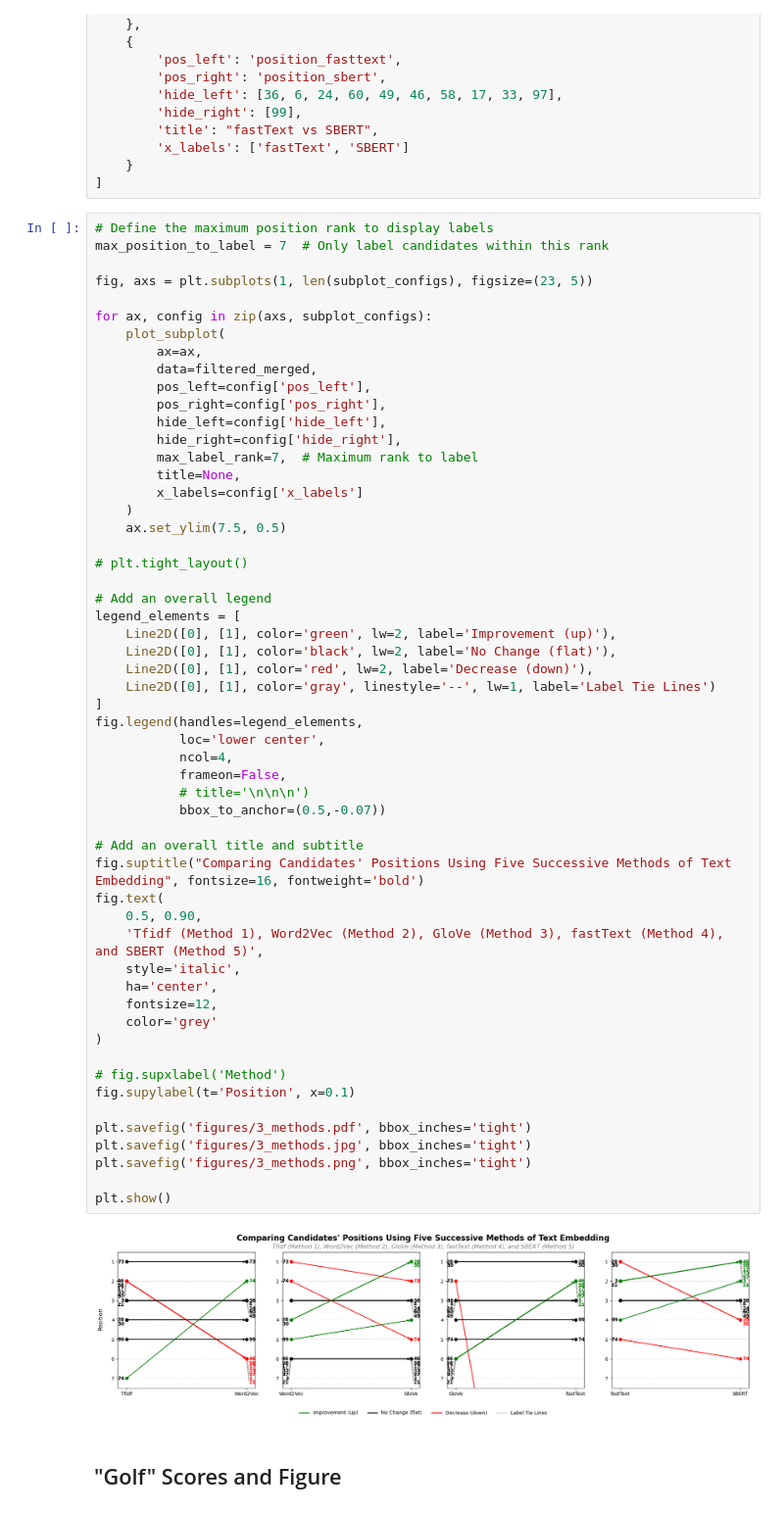
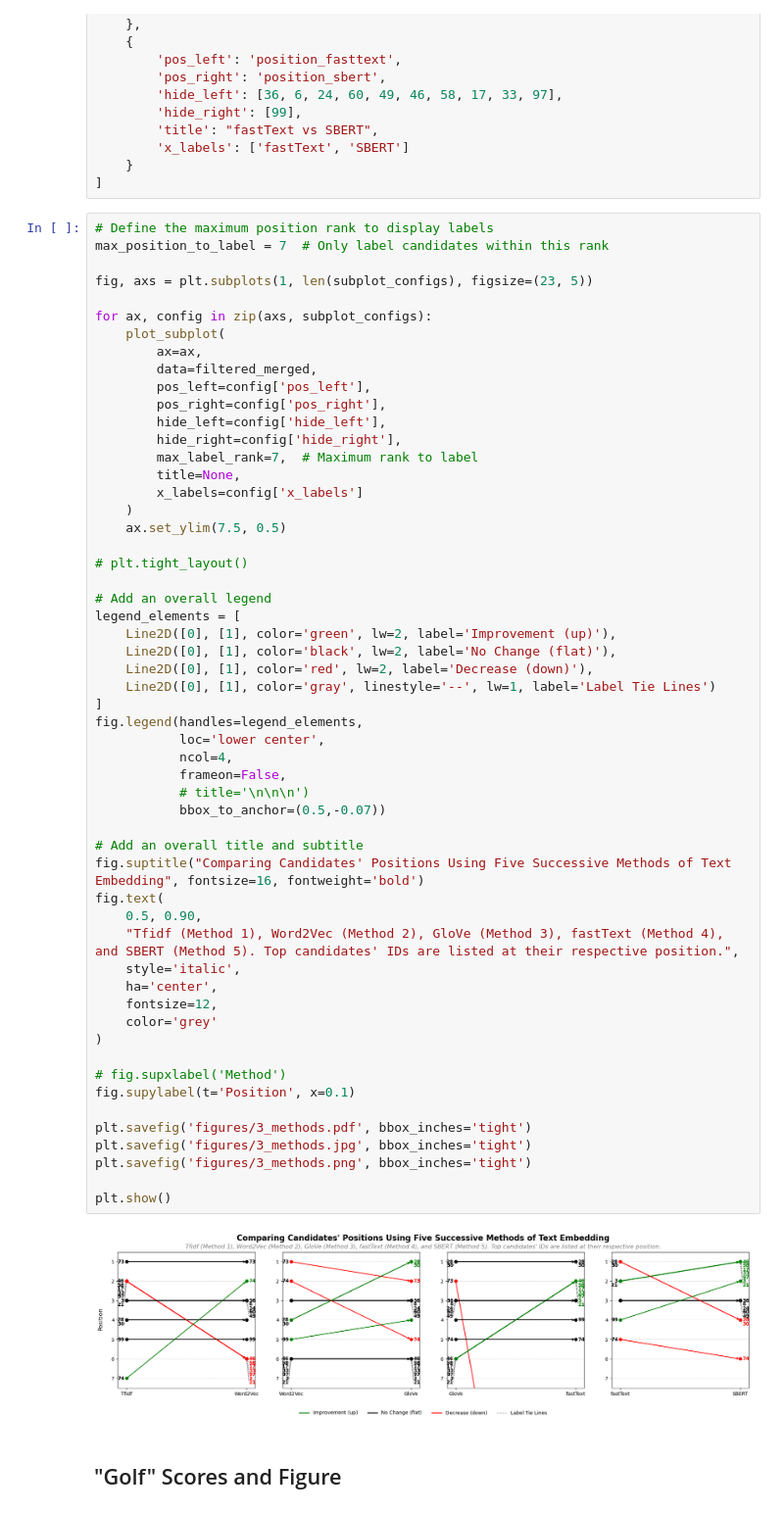
Before and after one commit to sralter/potential_talents, a Jupyter notebook: potential_talents_p1.ipynb, the cells around one changed output. Shown at 98% size. Cells and saved outputs as stored; diff of their text form.

Commit message:
update comparison figure

```diff
--- a/potential_talents_p1.ipynb
+++ b/potential_talents_p1.ipynb
@@ -2176,35 +2176,35 @@ legend_elements = [
     Line2D([0], [1], color='black', lw=2, label='No Change (flat)'),
     Line2D([0], [1], color='red', lw=2, label='Decrease (down)'),
     Line2D([0], [1], color='gray', linestyle='--', lw=1, label='Label Tie Lines')
 ]
 fig.legend(handles=legend_elements,
            loc='lower center',
            ncol=4,
            frameon=False,
            # title='\n\n\n')
            bbox_to_anchor=(0.5,-0.07))
 
 # Add an overall title and subtitle
 fig.suptitle("Comparing Candidates' Positions Using Five Successive Methods of Text Embedding", fontsize=16, fontweight='bold')
 fig.text(
     0.5, 0.90,
-    'Tfidf (Method 1), Word2Vec (Method 2), GloVe (Method 3), fastText (Method 4), and SBERT (Method 5)',
+    "Tfidf (Method 1), Word2Vec (Method 2), GloVe (Method 3), fastText (Method 4), and SBERT (Method 5). Top candidates' IDs are listed at their respective position.",
     style='italic',
     ha='center',
     fontsize=12,
     color='grey'
 )
 
 # fig.supxlabel('Method')
 fig.supylabel(t='Position', x=0.1)
 
 plt.savefig('figures/3_methods.pdf', bbox_inches='tight')
 plt.savefig('figures/3_methods.jpg', bbox_inches='tight')
 plt.savefig('figures/3_methods.png', bbox_inches='tight')
 
 plt.show()
 # %% [output]
-[figure, old version]
+[figure, new version]
 # %% [markdown]
 ## "Golf" Scores and Figure
 # %% [markdown]
```
Also changed, not shown: 3 other files.
